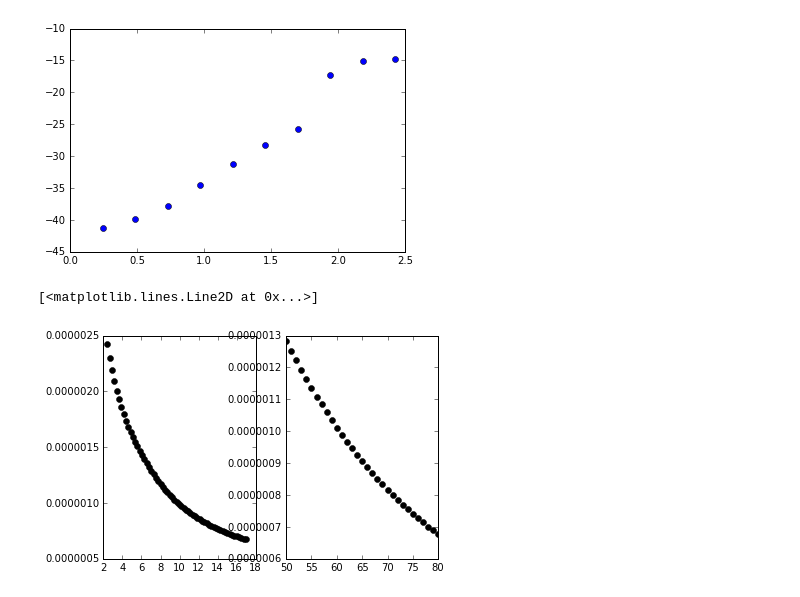
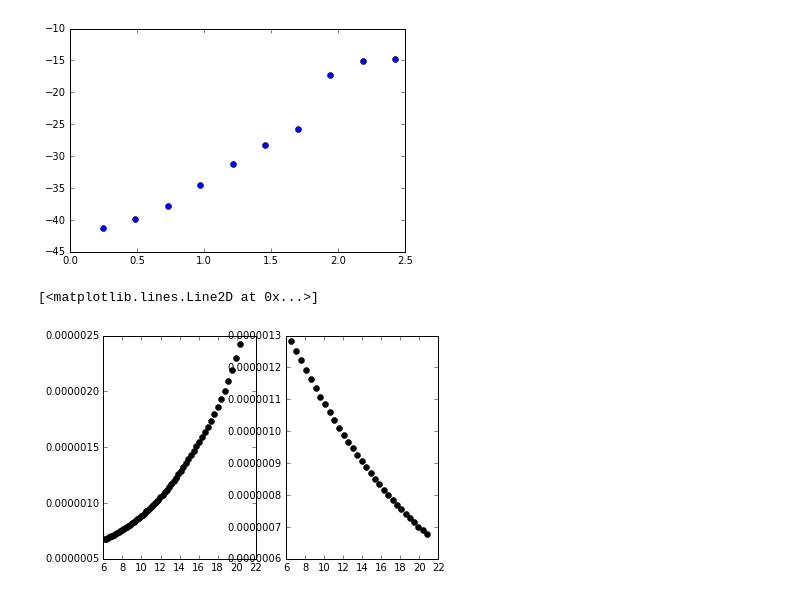
Before and after one commit to jtchang/KChannelModel, a Jupyter notebook: Chang&Higley(2017).ipynb, the cells around one changed output. Saved outputs shown, nothing was run; the diff lists cells and outputs as text; code cells hidden in the pictures.

```diff
--- a/Chang&Higley(2017).ipynb
+++ b/Chang&Higley(2017).ipynb
@@ -98,11 +99,19 @@ ax.plot(gk["car_1"]["gk"], gk["car_1"]["CaInh"], 'o')
 [<matplotlib.lines.Line2D at 0x...>]
 [figure]
 # %%
+
 fig=plt.figure()
 ax=fig.add_subplot(121)
-ax.plot(gk["car_1"]["gk"],gk["car_1"]["CaPkU"], 'ko')
+#ax.plot(gk["car_1"]["gk"],gk["car_1"]["CaPkU"], 'ko')
+ax.plot(gk["car_1"]["VPkU"],gk["car_1"]["CaPkU"], 'ko')
+
+#ax.plot(gk["car_1"]["CaPkI"],gk["car_1"]["AP_widthI"], 'ko')
 ax2=fig.add_subplot(122)
-ax2.plot(ena["car_1"]["ena"],ena["car_1"]["CaPkU"], 'ko')
+ax2.plot(ena["car_1"]["VPkU"],ena["car_1"]["CaPkU"], 'ko')
+
+#ax.plot(gk["car_1"]["gk"],gk["car_1"]["CaPkU"]-gk["car_1"]["CaPkI"], 'ko')
+#ax2.plot(ena["car_1"]["CaPkU"],ena["car_1"]["AP_widthU"], 'ko')
+#ax2.plot(ena["car_1"]["CaPkI"],ena["car_1"]["AP_widthI"], 'ko')
 # %% [output]
 [<matplotlib.lines.Line2D at 0x...>]
-[figure, old version]
+[figure, new version]
```
Also changed, not shown: parts of 12 cells of this notebook, 30 other files.
